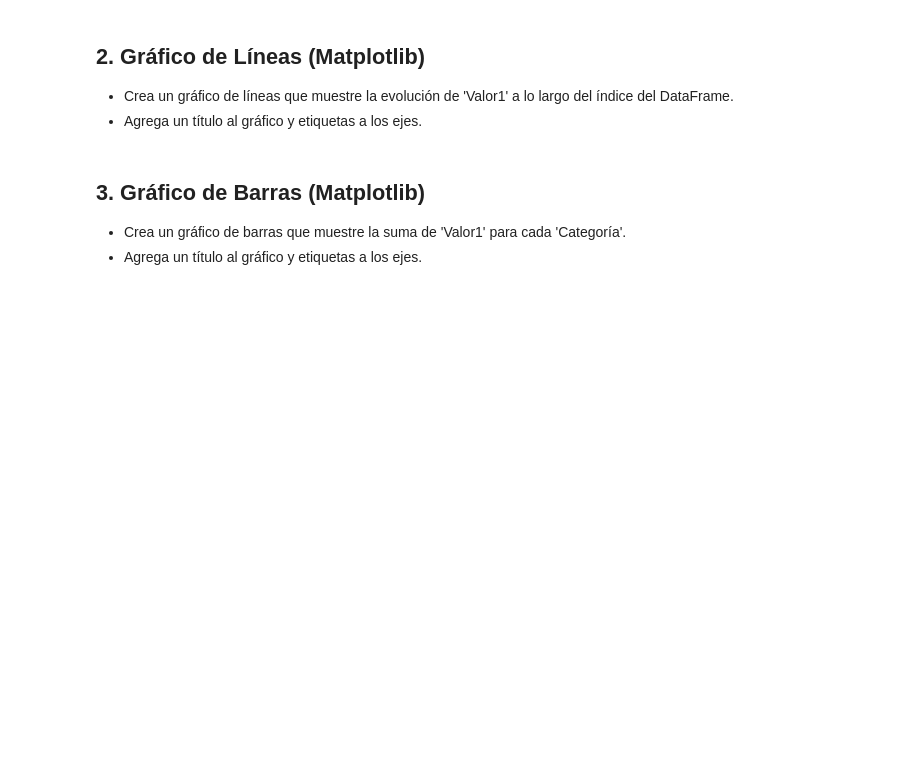
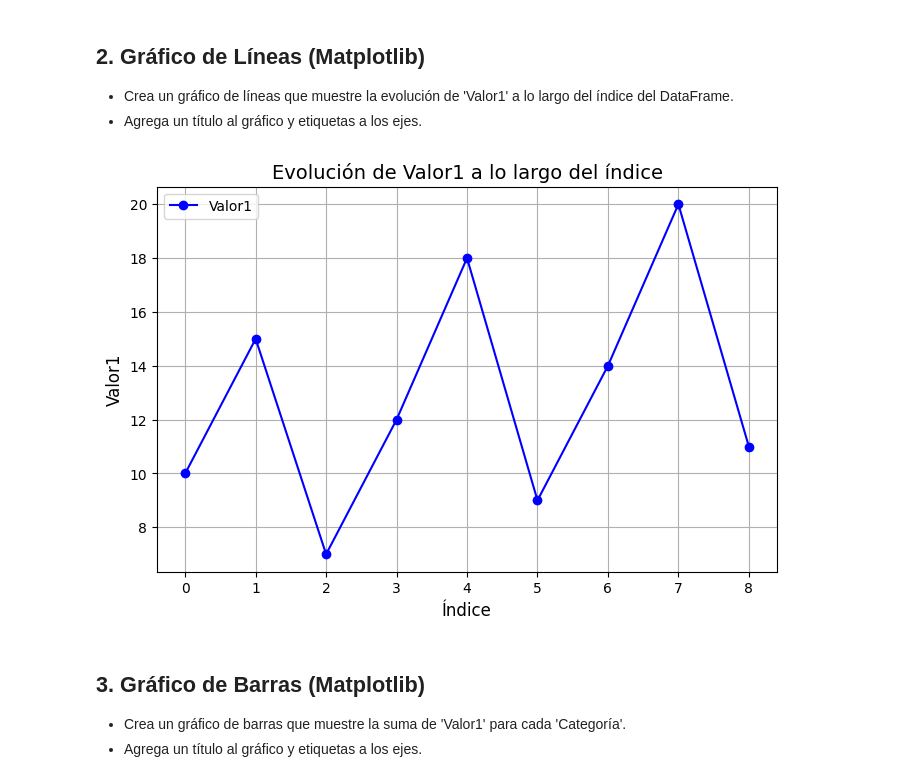
Before and after one commit to cmessoftware/DataScienceVSCode, a Jupyter notebook: notebooks/classes/ch4/Actividades_clase04.ipynb, the cells around one changed output. Saved outputs shown, nothing was run; the diff lists cells and outputs as text; code cells hidden in the pictures; blank space fills up the shorter version.

```diff
--- a/notebooks/classes/ch4/Actividades_clase04.ipynb
+++ b/notebooks/classes/ch4/Actividades_clase04.ipynb
@@ -25,3 +25,11 @@ import seaborn as sns
    - 'Categoría': ['A', 'B', 'C', 'A', 'B', 'C', 'A', 'B', 'C']
    - 'Valor1': [10, 15, 7, 12, 18, 9, 14, 20, 11]
    - 'Valor2': [5, 8, 3, 6, 10, 4, 7, 12, 5]
+# %%
+# Creación del DataFrame
+df = pd.DataFrame({
+    'Categoría': ['A', 'B', 'C', 'A', 'B', 'C', 'A', 'B', 'C'],
+    'Valor1': [10, 15, 7, 12, 18, 9, 14, 20, 11],
+    'Valor2': [5, 8, 3, 6, 10, 4, 7, 12, 5]
+})
+df
@@ -29,6 +48,18 @@ import seaborn as sns
 ## 2. Gráfico de Líneas (Matplotlib)
 * Crea un gráfico de líneas que muestre la evolución de 'Valor1' a lo largo del índice del DataFrame.
 * Agrega un título al gráfico y etiquetas a los ejes.
+# %%
+# Gráfico de líneas para mostrar la evolución de 'Valor1'
+plt.figure(figsize=(8, 5))
+plt.plot(df.index, df['Valor1'], marker='o', linestyle='-', color='b', label='Valor1')
+plt.title('Evolución de Valor1 a lo largo del índice', fontsize=14)
+plt.xlabel('Índice', fontsize=12)
+plt.ylabel('Valor1', fontsize=12)
+plt.grid(True)
+plt.legend()
+plt.show()
+# %% [output]
+[figure, added]
 # %% [markdown]
 ## 3. Gráfico de Barras (Matplotlib)
 * Crea un gráfico de barras que muestre la suma de 'Valor1' para cada 'Categoría'.
```
Also changed, not shown: parts of 7 cells of this notebook.
